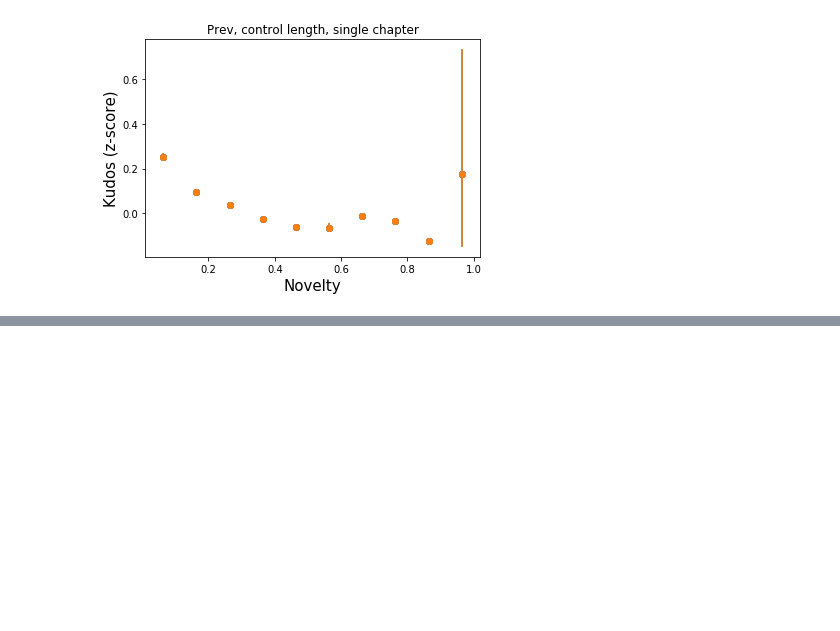
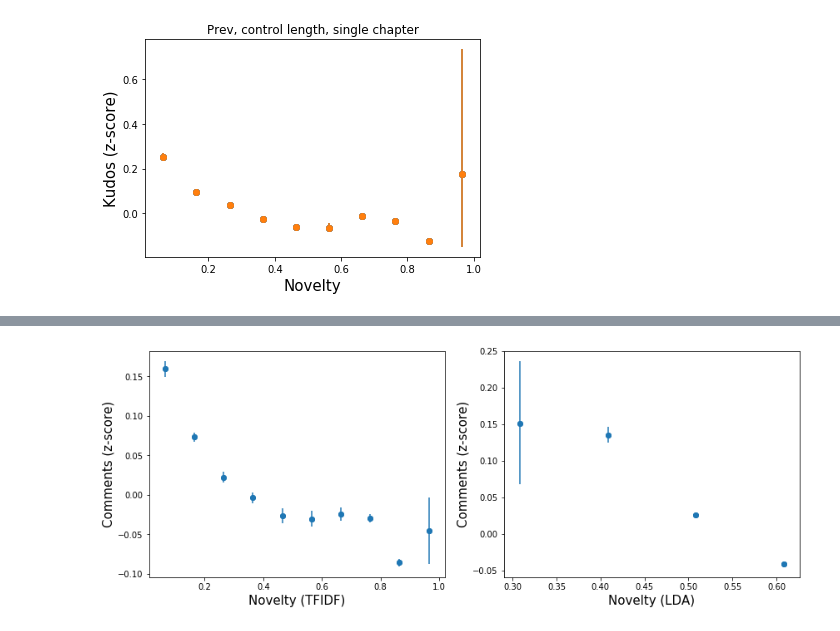
Before and after one commit to yzjing/ao3_old, a Jupyter notebook: exps/20170701_fandom_evolution/kudos_analysis_temporal_tfidf.ipynb, the cells around one changed output, grey strips where cells are left out. Cells and saved outputs as stored; diff of their text form; code cells hidden in the pictures; blank space fills up the shorter version.

```diff
--- a/exps/20170701_fandom_evolution/kudos_analysis_temporal_tfidf.ipynb
+++ b/exps/20170701_fandom_evolution/kudos_analysis_temporal_tfidf.ipynb
@@ -190,0 +158,37 @@ plot_agg(fandom_list, 'Prev, control length, full data')
+# %%
+dic1 = {0.06490142690992562: (0.159528635252766, 0.1498569709474765, 0.16900617610759935), 0.16490142690992562: (0.07329942992266188, 0.06774130691027253, 0.07913729033280667), 0.26490142690992563: (0.022509134398871217, 0.016047340022474682, 0.02919907852091504), 0.36490142690992566: (-0.0035184818319143937, -0.01108090712714897, 0.003526753396293223), 0.46490142690992564: (-0.026552875246751116, -0.03574808705246396, -0.016861046539166345), 0.5649014269099256: (-0.030531661104042974, -0.03979672493980766, -0.020258753294973657), 0.6649014269099257: (-0.02466947655489593, -0.032994043456171206, -0.016309474359067665), 0.7649014269099257: (-0.02963390923985762, -0.034743814934065226, -0.024570241397425703), 0.8649014269099257: (-0.08589811497527373, -0.09110592635390542, -0.08080157335282526), 0.9649014269099256: (-0.045267314473184404, -0.08769954814935736, -0.003448102062666935)}
+# %%
+dic2 = {0.3082585991310225: (0.15111608993260797, 0.06811349369823401, 0.23568747815712046), 0.40825859913102247: (0.13513899889681757, 0.12429566654429952, 0.14645366391183426), 0.5082585991310224: (0.025804534996797707, 0.022067871258151475, 0.029454527383508435), 0.6082585991310224: (-0.04168856263006985, -0.04476798720842397, -0.037801575716507864)}
+# %%
+plt.figure(figsize=(14,5))
+plt.subplot(1, 2, 1)
+
+x1 = sorted(dic1.keys())
+y1 = [dic1[j][0] for j in x1]
+
+lower_error = [dic1[j][0]-dic1[j][1] for j in x1]
+upper_error = [dic1[j][2]-dic1[j][0] for j in x1]
+asymmetric_error = [lower_error, upper_error]
+
+plt.errorbar(x1, y1, yerr=asymmetric_error,fmt='o')
+plt.scatter(x1, y1)
+plt.xlabel('Novelty (TFIDF)',fontsize=15)
+plt.ylabel('Comments (z-score)',fontsize=15)
+
+plt.subplot(1, 2, 2)
+
+x2 = sorted(dic2.keys())
+y2 = [dic2[j][0] for j in x2]
+
+lower_error = [dic2[j][0]-dic2[j][1] for j in x2]
+upper_error = [dic2[j][2]-dic2[j][0] for j in x2]
+asymmetric_error = [lower_error, upper_error]
+
+plt.errorbar(x2, y2, yerr=asymmetric_error,fmt='o')
+plt.scatter(x2, y2)
+plt.xlabel('Novelty (LDA)',fontsize=15)
+plt.ylabel('Comments (z-score)',fontsize=15)
+
+plt.savefig('novelty_comments_tfidf_lda.pdf', type='pdf')
+# %% [output]
+[figure, added]
```
Also changed, not shown: parts of 5 cells of this notebook, 3 other files.
